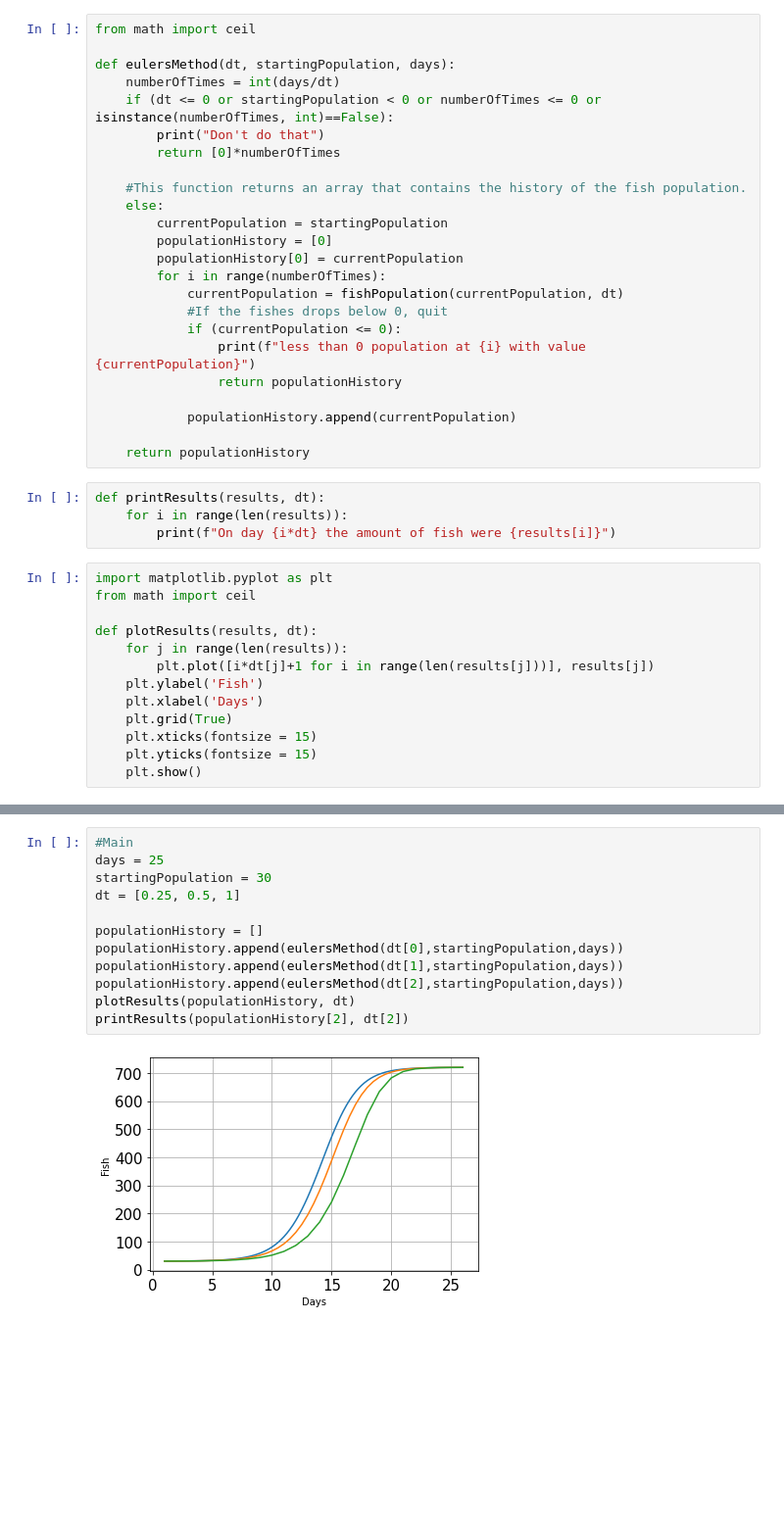
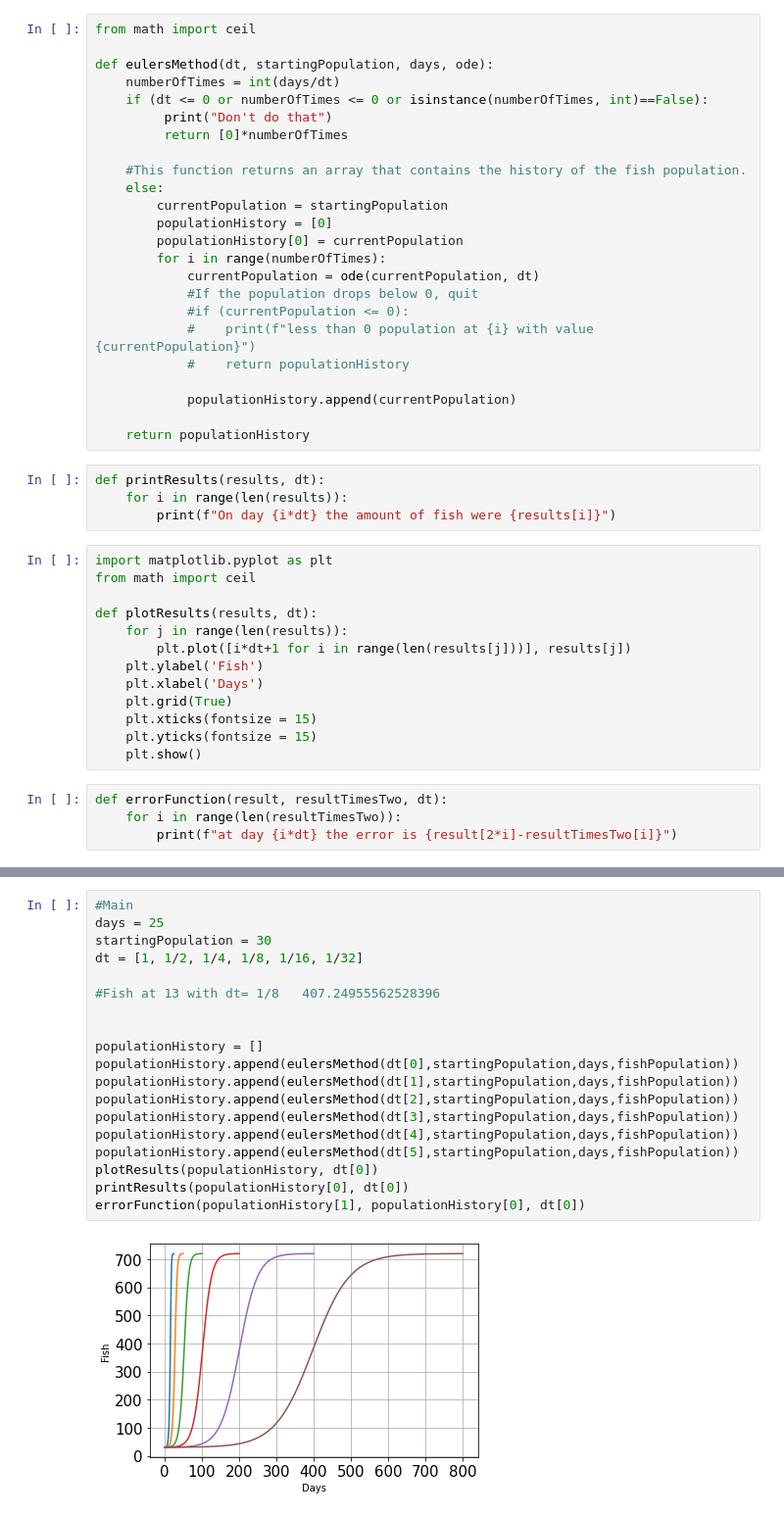
Before and after one commit to EmilS2019/ODE, a Jupyter notebook: mainn.ipynb, the cells around one changed output, grey strips where cells are left out. Shown: that part at 98% size. Drawn from its saved outputs; the diff is of its cells as text; blank space fills up the shorter version.

```diff
--- a/mainn.ipynb
+++ b/mainn.ipynb
@@ -12,11 +25,11 @@ def fishPopulation(startingPopulation, dt):
 # %%
 from math import ceil
 
-def eulersMethod(dt, startingPopulation, days):
+def eulersMethod(dt, startingPopulation, days, ode):
     numberOfTimes = int(days/dt)
-    if (dt <= 0 or startingPopulation < 0 or numberOfTimes <= 0 or isinstance(numberOfTimes, int)==False):
-        print("Don't do that")
-        return [0]*numberOfTimes
+    if (dt <= 0 or numberOfTimes <= 0 or isinstance(numberOfTimes, int)==False):
+         print("Don't do that")
+         return [0]*numberOfTimes
 
     #This function returns an array that contains the history of the fish population.
     else:
@@ -24,11 +37,11 @@ def eulersMethod(dt, startingPopulation, days):
         populationHistory = [0]
         populationHistory[0] = currentPopulation
         for i in range(numberOfTimes):
-            currentPopulation = fishPopulation(currentPopulation, dt)
-            #If the fishes drops below 0, quit
-            if (currentPopulation <= 0):
-                print(f"less than 0 population at {i} with value {currentPopulation}")
-                return populationHistory
+            currentPopulation = ode(currentPopulation, dt)
+            #If the population drops below 0, quit
+            #if (currentPopulation <= 0):
+            #    print(f"less than 0 population at {i} with value {currentPopulation}")
+            #    return populationHistory
 
             populationHistory.append(currentPopulation)
 
@@ -43,10 +56,14 @@ from math import ceil
 
 def plotResults(results, dt):
     for j in range(len(results)):
-        plt.plot([i*dt[j]+1 for i in range(len(results[j]))], results[j])
+        plt.plot([i*dt+1 for i in range(len(results[j]))], results[j])
     plt.ylabel('Fish')
     plt.xlabel('Days')
     plt.grid(True)
     plt.xticks(fontsize = 15)
     plt.yticks(fontsize = 15)
     plt.show()
+# %%
+def errorFunction(result, resultTimesTwo, dt):
+    for i in range(len(resultTimesTwo)):
+        print(f"at day {i*dt} the error is {result[2*i]-resultTimesTwo[i]}")
@@ -53,17 +98,24 @@ def plotResults(results, dt):
 # %%
 #Main
 days = 25
 startingPopulation = 30
-dt = [0.25, 0.5, 1]
+dt = [1, 1/2, 1/4, 1/8, 1/16, 1/32]
+
+#Fish at 13 with dt= 1/8   407.24955562528396
+
 
 populationHistory = []
-populationHistory.append(eulersMethod(dt[0],startingPopulation,days))
-populationHistory.append(eulersMethod(dt[1],startingPopulation,days))
-populationHistory.append(eulersMethod(dt[2],startingPopulation,days))
-plotResults(populationHistory, dt)
-printResults(populationHistory[2], dt[2])
+populationHistory.append(eulersMethod(dt[0],startingPopulation,days,fishPopulation))
+populationHistory.append(eulersMethod(dt[1],startingPopulation,days,fishPopulation))
+populationHistory.append(eulersMethod(dt[2],startingPopulation,days,fishPopulation))
+populationHistory.append(eulersMethod(dt[3],startingPopulation,days,fishPopulation))
+populationHistory.append(eulersMethod(dt[4],startingPopulation,days,fishPopulation))
+populationHistory.append(eulersMethod(dt[5],startingPopulation,days,fishPopulation))
+plotResults(populationHistory, dt[0])
+printResults(populationHistory[0], dt[0])
+errorFunction(populationHistory[1], populationHistory[0], dt[0])
 # %% [output]
-[figure, old version]
+[figure, new version]
 On day 0 the amount of fish were 30
 On day 1 the amount of fish were 30.16
 On day 2 the amount of fish were 30.423016106666665
```
Also changed, not shown: parts of 4 cells of this notebook.
